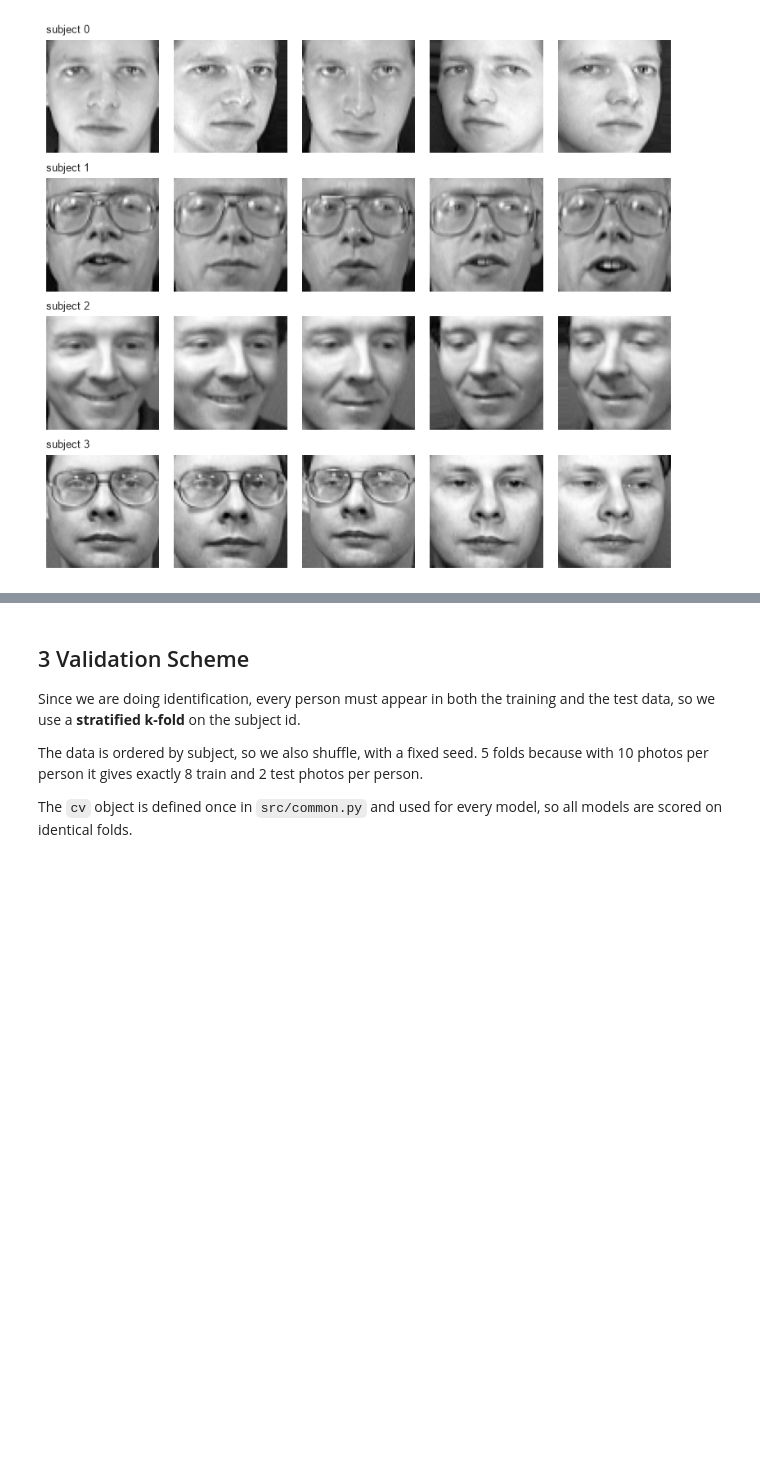
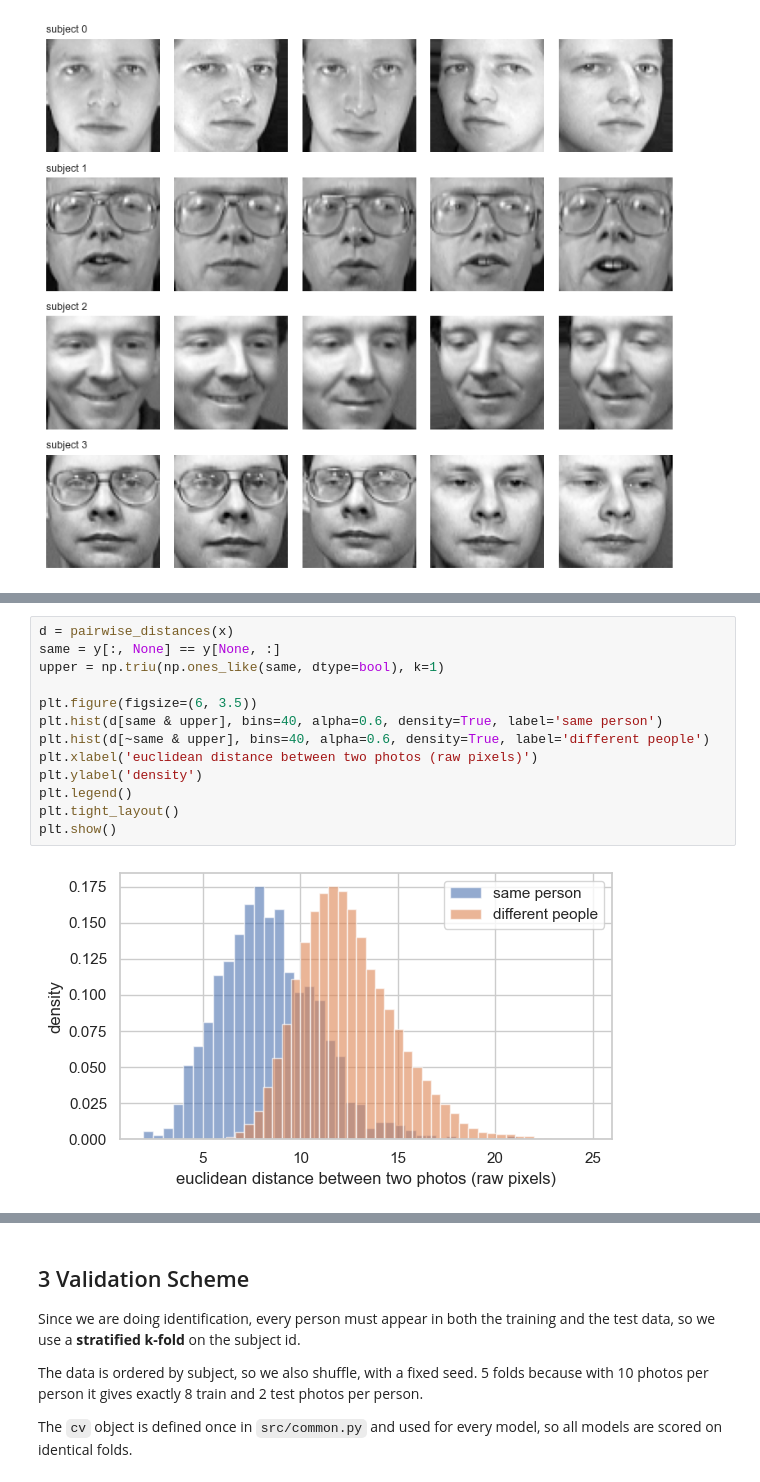
Before and after one commit to mchemrl/pca-face-recognition, a Jupyter notebook: main.ipynb, the cells around one changed output, grey strips where cells are left out. Saved outputs shown, nothing was run; the diff lists cells and outputs as text; blank space fills up the shorter version.

```diff
--- a/main.ipynb
+++ b/main.ipynb
@@ -73,0 +87,15 @@ plt.show()
+# %%
+d = pairwise_distances(x)
+same = y[:, None] == y[None, :]
+upper = np.triu(np.ones_like(same, dtype=bool), k=1)
+
+plt.figure(figsize=(6, 3.5))
+plt.hist(d[same & upper], bins=40, alpha=0.6, density=True, label='same person')
+plt.hist(d[~same & upper], bins=40, alpha=0.6, density=True, label='different people')
+plt.xlabel('euclidean distance between two photos (raw pixels)')
+plt.ylabel('density')
+plt.legend()
+plt.tight_layout()
+plt.show()
+# %% [output]
+[figure, added]
```
Also changed, not shown: parts of 8 cells of this notebook.
